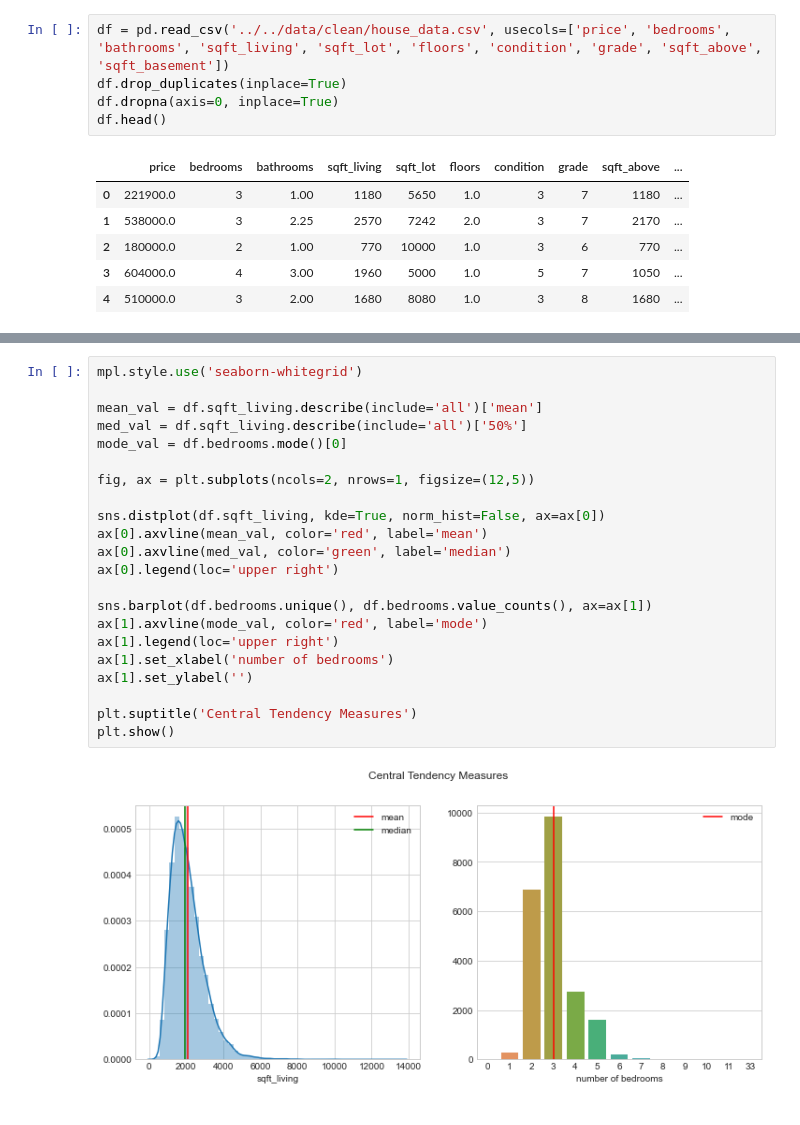
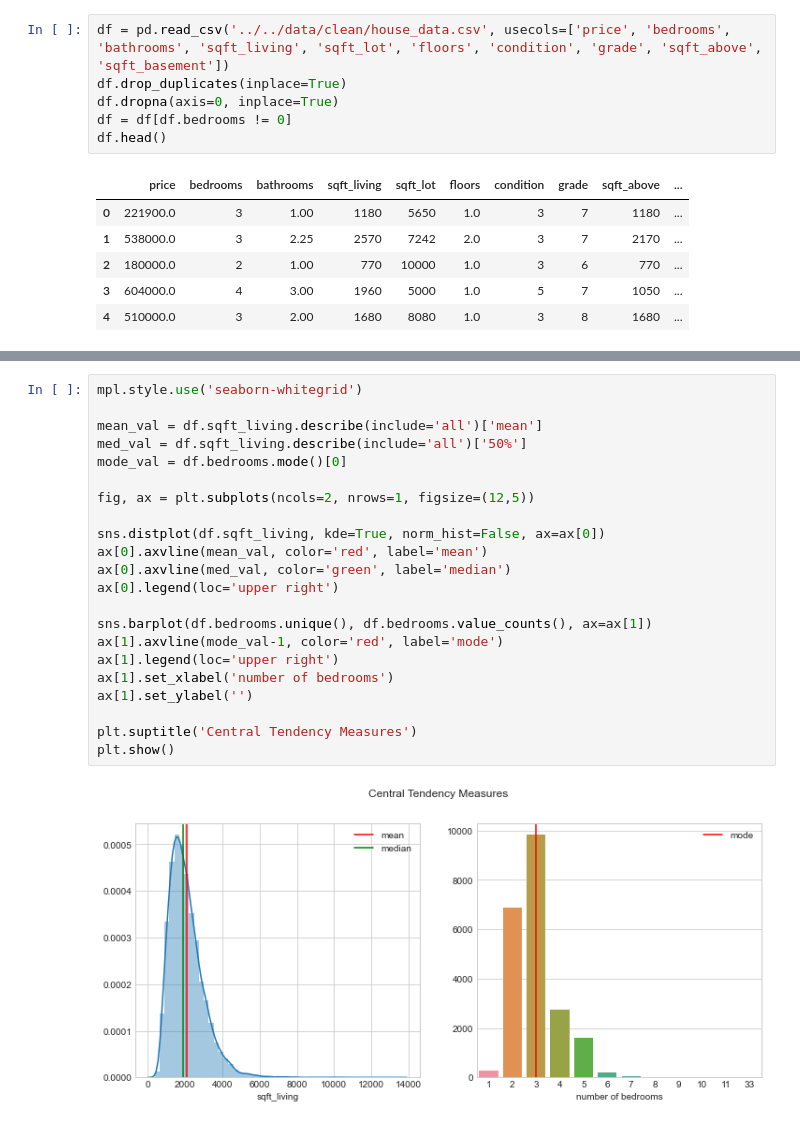
Before and after one commit to devildances/DataScience_in_small_notes, a Jupyter notebook: notebooks/data_preprocessing/[4]statistical_methods_for_analysis.ipynb, the cells around one changed output, grey strips where cells are left out. Saved outputs shown, nothing was run; the diff lists cells and outputs as text.

```diff
--- a/notebooks/data_preprocessing/[4]statistical_methods_for_analysis.ipynb
+++ b/notebooks/data_preprocessing/[4]statistical_methods_for_analysis.ipynb
@@ -12,6 +12,7 @@ mpl.style.use('seaborn-whitegrid')
 df = pd.read_csv('../../data/clean/house_data.csv', usecols=['price', 'bedrooms', 'bathrooms', 'sqft_living', 'sqft_lot', 'floors', 'condition', 'grade', 'sqft_above', 'sqft_basement'])
 df.drop_duplicates(inplace=True)
 df.dropna(axis=0, inplace=True)
+df = df[df.bedrooms != 0]
 df.head()
 # %% [output]
 |  | price | bedrooms | bathrooms | sqft_living | sqft_lot | floors | condition | grade | sqft_above | ... |
@@ -54,27 +55,27 @@ Which is the best?<ul>
 # %%
 mpl.style.use('seaborn-whitegrid')
 
 mean_val = df.sqft_living.describe(include='all')['mean']
 med_val = df.sqft_living.describe(include='all')['50%']
 mode_val = df.bedrooms.mode()[0]
 
 fig, ax = plt.subplots(ncols=2, nrows=1, figsize=(12,5))
 
 sns.distplot(df.sqft_living, kde=True, norm_hist=False, ax=ax[0])
 ax[0].axvline(mean_val, color='red', label='mean')
 ax[0].axvline(med_val, color='green', label='median')
 ax[0].legend(loc='upper right')
 
 sns.barplot(df.bedrooms.unique(), df.bedrooms.value_counts(), ax=ax[1])
-ax[1].axvline(mode_val, color='red', label='mode')
+ax[1].axvline(mode_val-1, color='red', label='mode')
 ax[1].legend(loc='upper right')
 ax[1].set_xlabel('number of bedrooms')
 ax[1].set_ylabel('')
 
 plt.suptitle('Central Tendency Measures')
 plt.show()
 # %% [output]
-[figure, old version]
+[figure, new version]
 # %% [markdown]
 ---
 <h1>2. Measures of Variability (Range, IQR, Variance and Standard Deviation)</h1>
```
Also changed, not shown: parts of 13 cells of this notebook, 4 other files.
